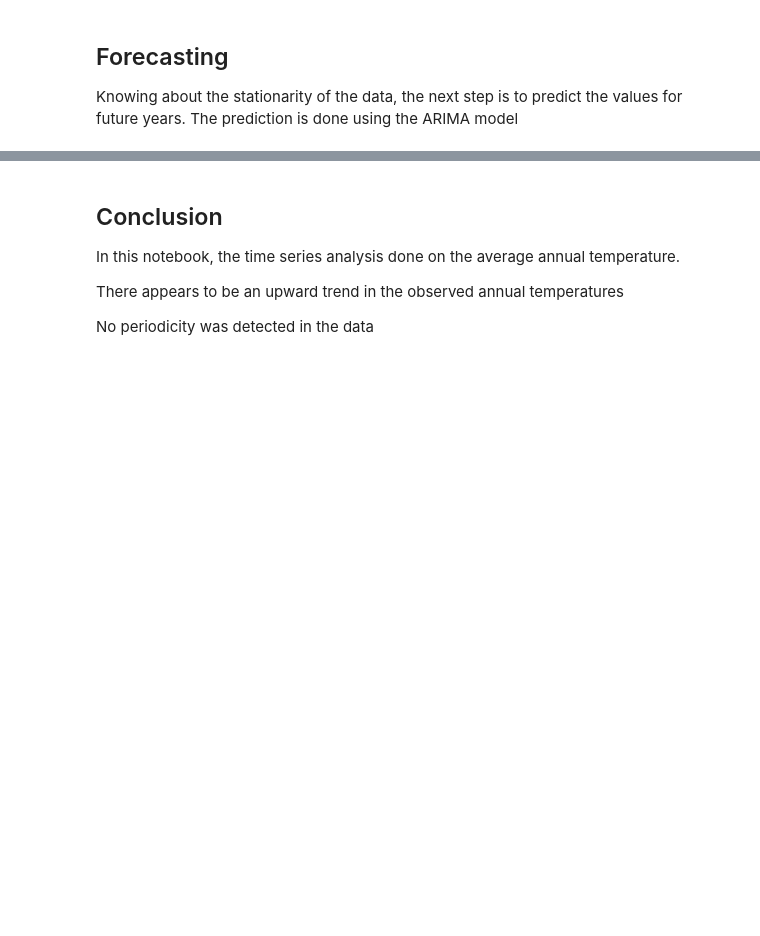
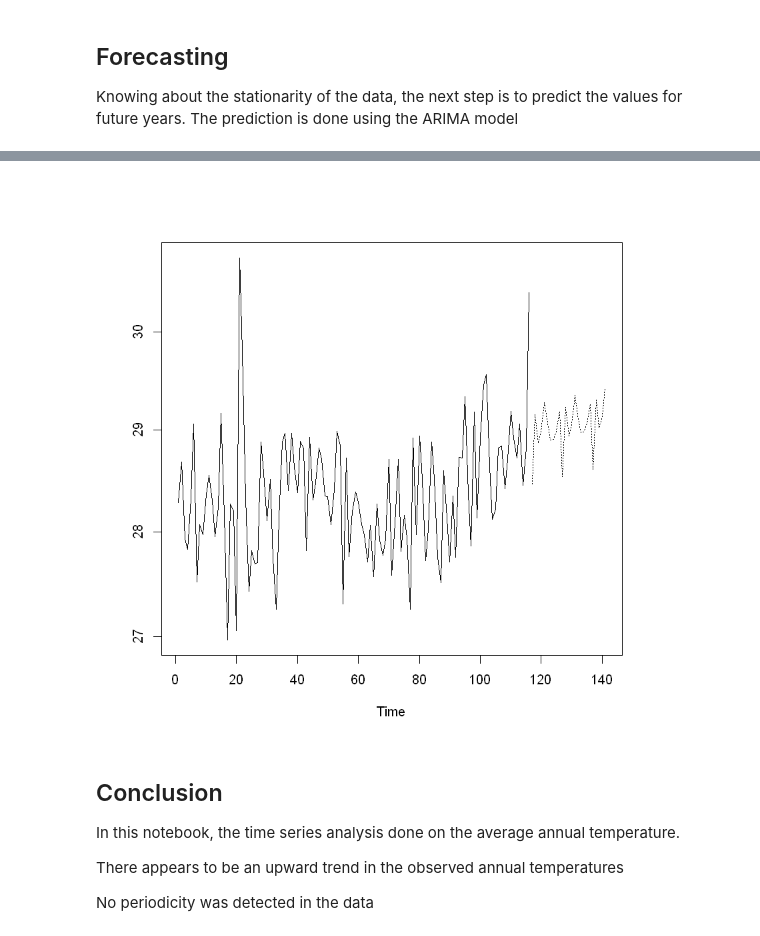
Before and after one commit to prashravoor/fds-notebooks, a Jupyter notebook: r/R_TimeSeriesAnalysis.ipynb, the cells around one changed output, grey strips where cells are left out. Drawn from its saved outputs; the diff is of its cells as text; code cells hidden in the pictures; blank space fills up the shorter version.

```diff
--- a/r/R_TimeSeriesAnalysis.ipynb
+++ b/r/R_TimeSeriesAnalysis.ipynb
@@ -204,3 +238,18 @@ ts.plot(annual,2.718^pred$pred, log = "y", lty = c(1,3))
+# %%
+# Repeat for the month of MAY
+
+# Fit the Arima model to the Annual average temperature data, with a preiod of 10 years
+fit <- arima(log(may), c(0, 1, 1),seasonal = list(order = c(0, 1, 1), period = 10))
+
+# Predict the temperature using the model fit, for the next 25 years
+pred <- predict(fit, n.ahead = 25)
+
+# Plot the original series, and the prediction
+ts.plot(may,2.718^pred$pred, log = "y", lty = c(1,3))
+
+# The prediction indicates how the temperatures may vary over the next 25 years, in a dotted line
+# %% [output]
+[figure, added]
 # %% [markdown]
 ## Conclusion
 
```
Also changed, not shown: parts of 7 cells of this notebook.
